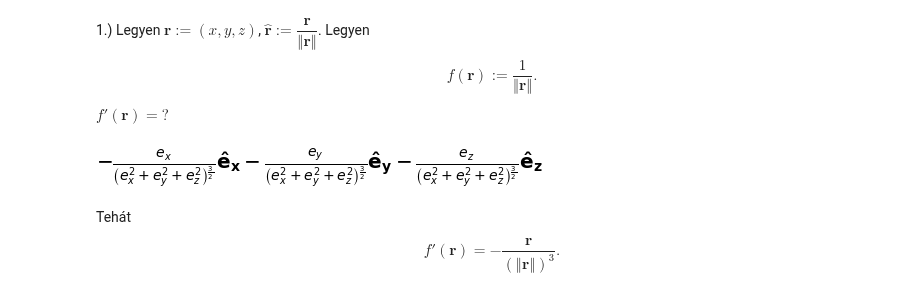
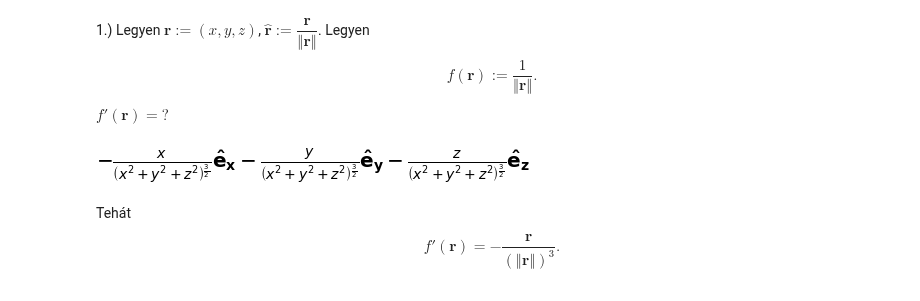
Before and after one commit to wesszabo/Analizis-2-informatikusoknak, a Jupyter notebook: Analízis 2 informatikusoknak gyak Multivariable functions.ipynb, the cells around one changed output. Drawn from its saved outputs; the diff is of its cells as text; code cells hidden in the pictures.

```diff
--- a/Analízis 2 informatikusoknak gyak Multivariable functions.ipynb
+++ b/Analízis 2 informatikusoknak gyak Multivariable functions.ipynb
@@ -253,11 +254,11 @@ $f'(\mathbf{r})=?$
 </div>
 # %%
 RF = ReferenceFrame('e')
-from sympy.physics.vector import gradient
 scalar_field = 1/(sqrt(RF[0]**2+RF[1]**2+RF[2]**2))
-gradient(scalar_field, RF)
+gr = gradient(scalar_field, RF)
+gr.subs({RF[0]: x, RF[1]: y, RF[2]: z})
 # %% [output]
-[figure, old version]
+[figure, new version]
 # %% [markdown]
 <div class="solution">
 Tehát
```
Also changed, not shown: parts of 6 cells of this notebook.
